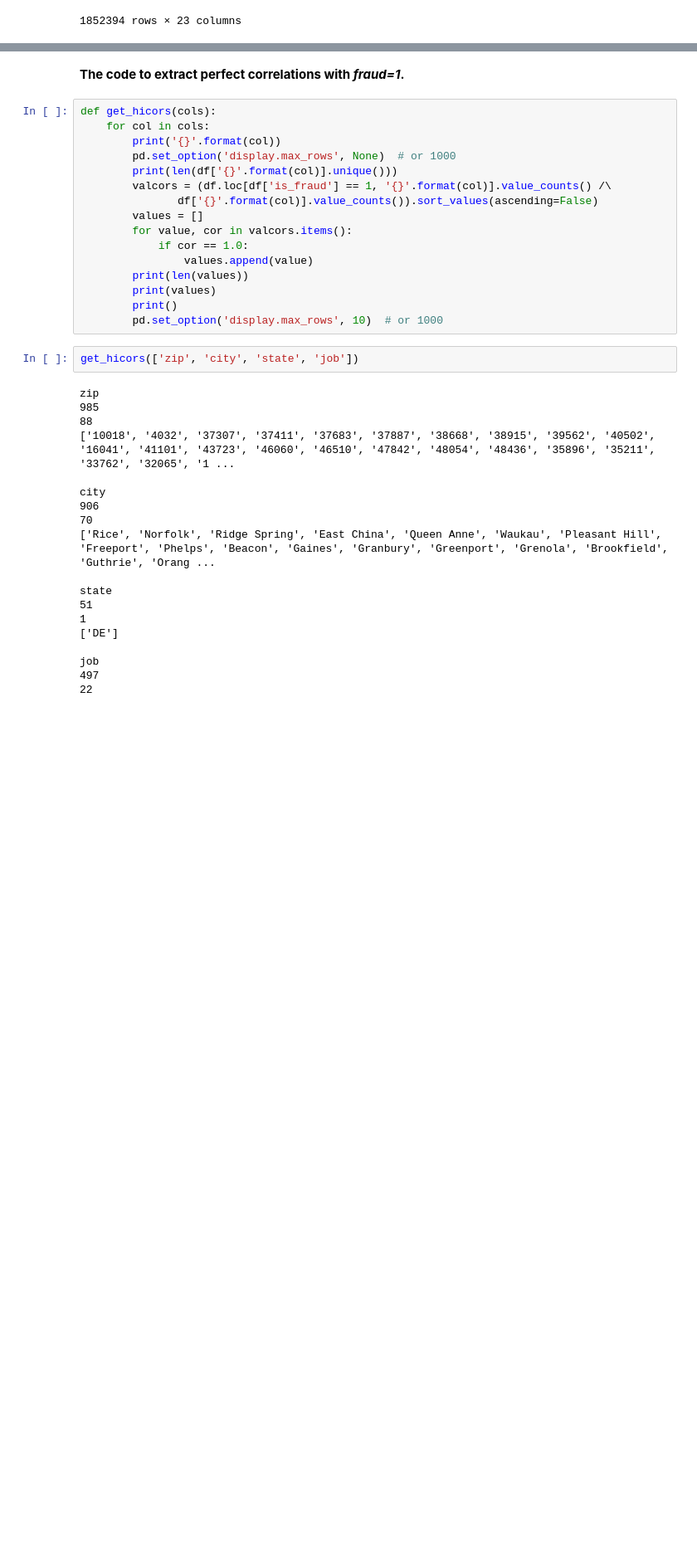
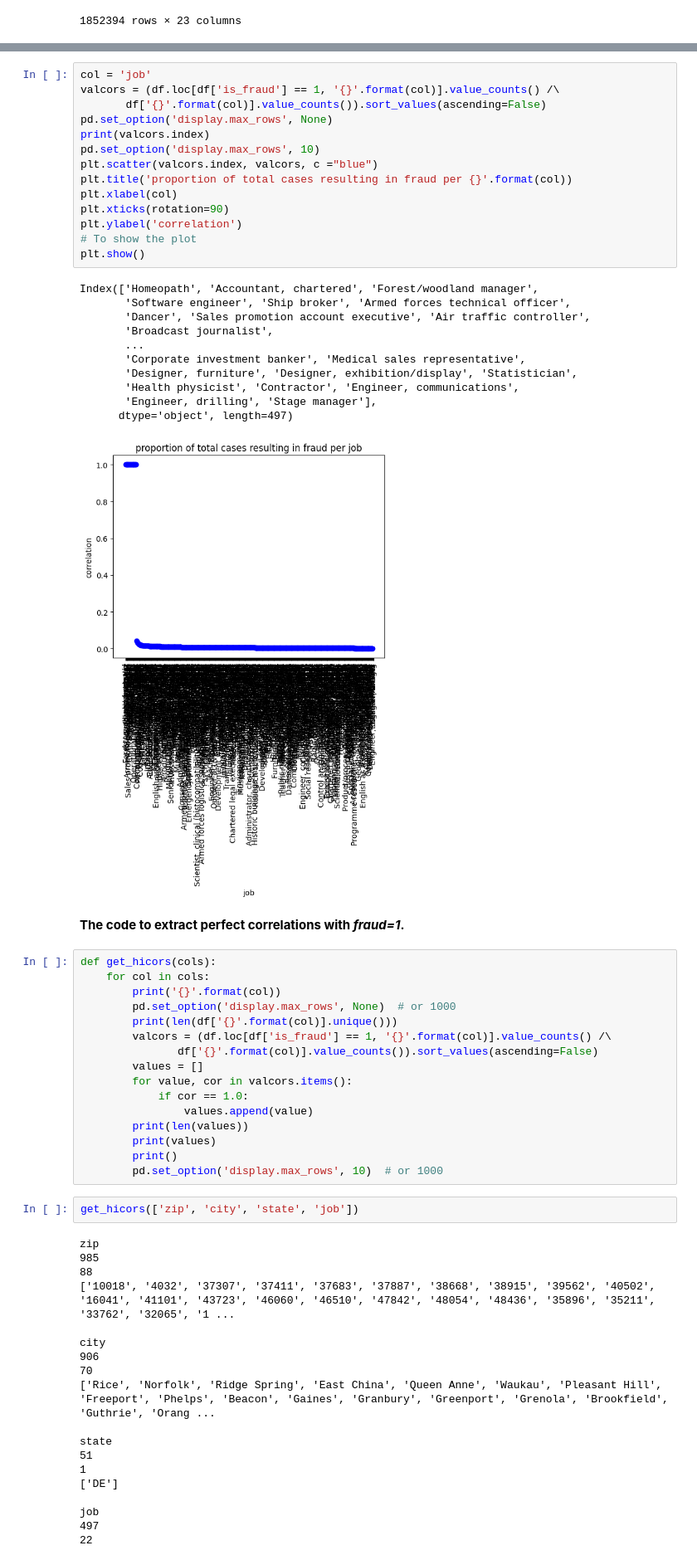
Before and after one commit to cjfortu/705.603Spr24, a Jupyter notebook: dataAnalytics-master/PreliminaryDataPipeline_post.ipynb, the cells around one changed output, grey strips where cells are left out. Shown at 83% size. Drawn from its saved outputs; the diff is of its cells as text; blank space fills up the shorter version.

```diff
--- a/dataAnalytics-master/PreliminaryDataPipeline_post.ipynb
+++ b/dataAnalytics-master/PreliminaryDataPipeline_post.ipynb
@@ -58,3 +141,29 @@ df
+# %%
+col = 'job'
+valcors = (df.loc[df['is_fraud'] == 1, '{}'.format(col)].value_counts() /\
+       df['{}'.format(col)].value_counts()).sort_values(ascending=False)
+pd.set_option('display.max_rows', None)
+print(valcors.index)
+pd.set_option('display.max_rows', 10)
+plt.scatter(valcors.index, valcors, c ="blue")
+plt.title('proportion of total cases resulting in fraud per {}'.format(col))
+plt.xlabel(col)
+plt.xticks(rotation=90)
+plt.ylabel('correlation')
+# To show the plot
+plt.show()
+# %% [output]
+Index(['Homeopath', 'Accountant, chartered', 'Forest/woodland manager',
+       'Software engineer', 'Ship broker', 'Armed forces technical officer',
+       'Dancer', 'Sales promotion account executive', 'Air traffic controller',
+       'Broadcast journalist',
+       ...
+       'Corporate investment banker', 'Medical sales representative',
+       'Designer, furniture', 'Designer, exhibition/display', 'Statistician',
+       'Health physicist', 'Contractor', 'Engineer, communications',
+       'Engineer, drilling', 'Stage manager'],
+      dtype='object', length=497)
+[figure, added]
 # %% [markdown]
 **The code to extract perfect correlations with *fraud=1*.**
 # %%
```
Also changed, not shown: parts of 5 cells of this notebook, 1 other file.
